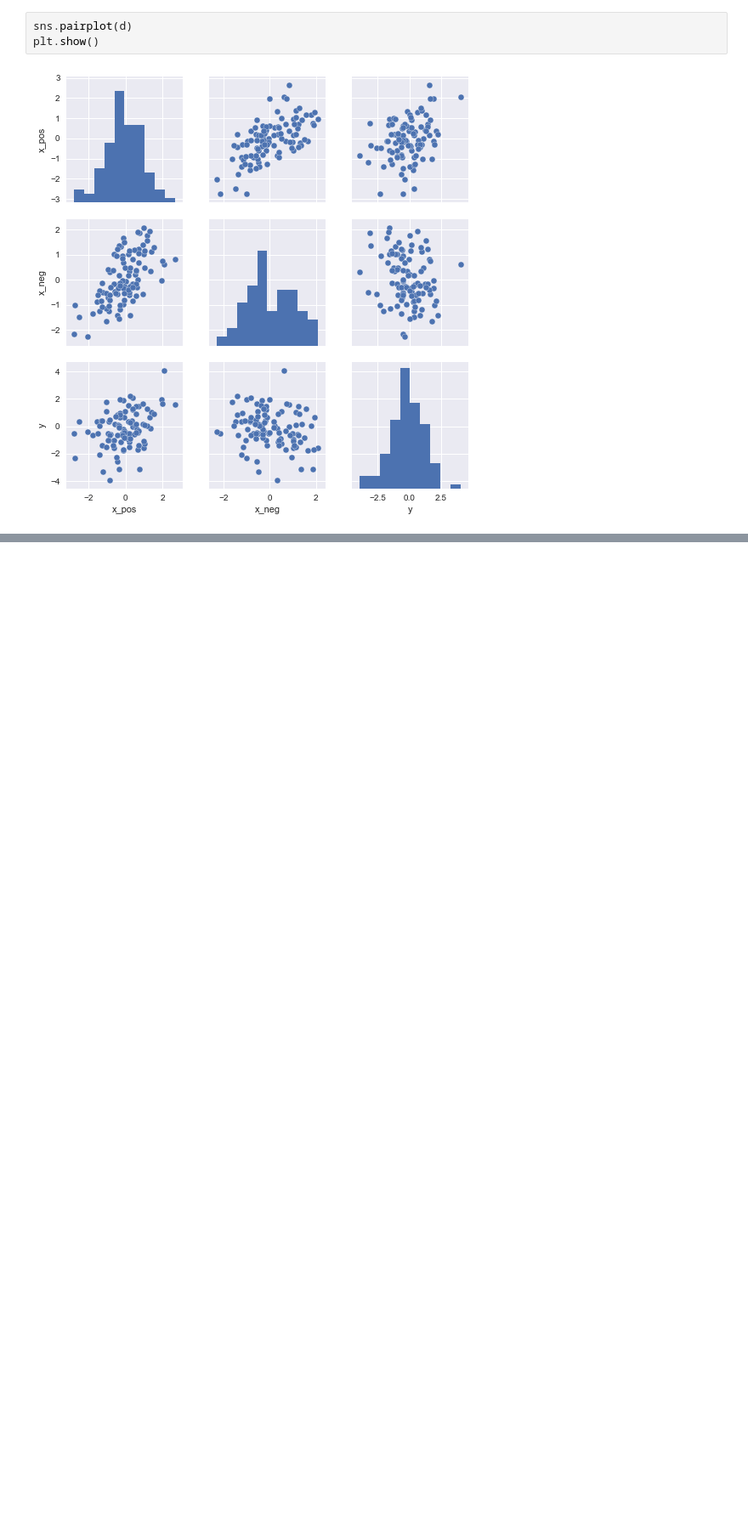
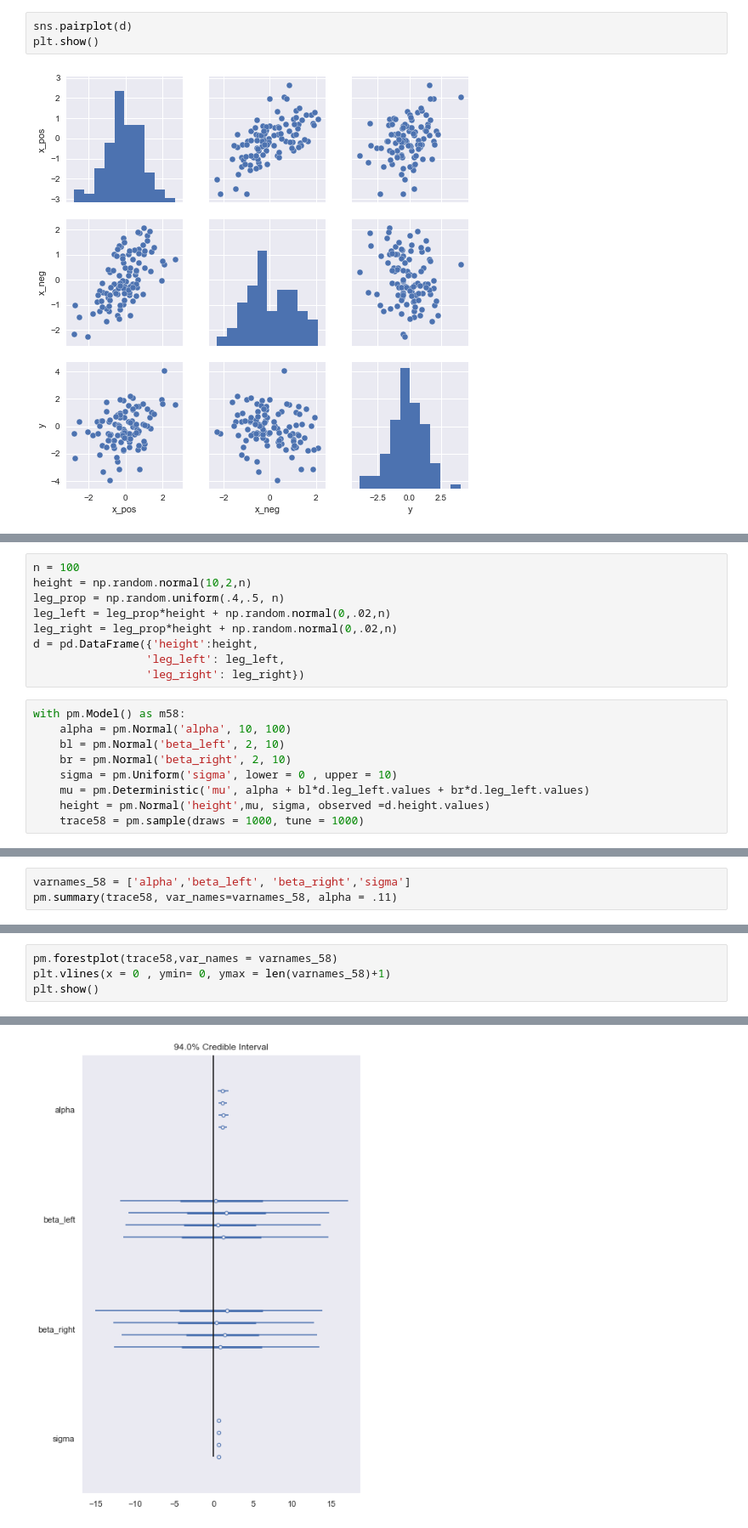
Before and after one commit to jkelley7/stat_rethinking, a Jupyter notebook: Chapter_5.ipynb, the cells around one changed output, grey strips where cells are left out. Shown at 85% size. Cells and saved outputs as stored; diff of their text form; blank space fills up the shorter version.

```diff
--- a/Chapter_5.ipynb
+++ b/Chapter_5.ipynb
@@ -565,0 +569,18 @@ plt.show()
+# %%
+n = 100
+height = np.random.normal(10,2,n)
+leg_prop = np.random.uniform(.4,.5, n)
+leg_left = leg_prop*height + np.random.normal(0,.02,n)
+leg_right = leg_prop*height + np.random.normal(0,.02,n)
+d = pd.DataFrame({'height':height,
+                 'leg_left': leg_left,
+                 'leg_right': leg_right})
+# %%
+with pm.Model() as m58:
+    alpha = pm.Normal('alpha', 10, 100)
+    bl = pm.Normal('beta_left', 2, 10)
+    br = pm.Normal('beta_right', 2, 10)
+    sigma = pm.Uniform('sigma', lower = 0 , upper = 10)
+    mu = pm.Deterministic('mu', alpha + bl*d.leg_left.values + br*d.leg_left.values)
+    height = pm.Normal('height',mu, sigma, observed =d.height.values)
+    trace58 = pm.sample(draws = 1000, tune = 1000)
@@ -565,0 +597,3 @@ plt.show()
+# %%
+varnames_58 = ['alpha','beta_left', 'beta_right','sigma']
+pm.summary(trace58, var_names=varnames_58, alpha = .11)
@@ -565,0 +606,5 @@ plt.show()
+# %%
+pm.forestplot(trace58,var_names = varnames_58)
+plt.vlines(x = 0 , ymin= 0, ymax = len(varnames_58)+1)
+plt.show()
+# %% [output]
@@ -565,0 +615 @@ plt.show()
+[figure, added]
```
Also changed, not shown: parts of 25 cells of this notebook.
